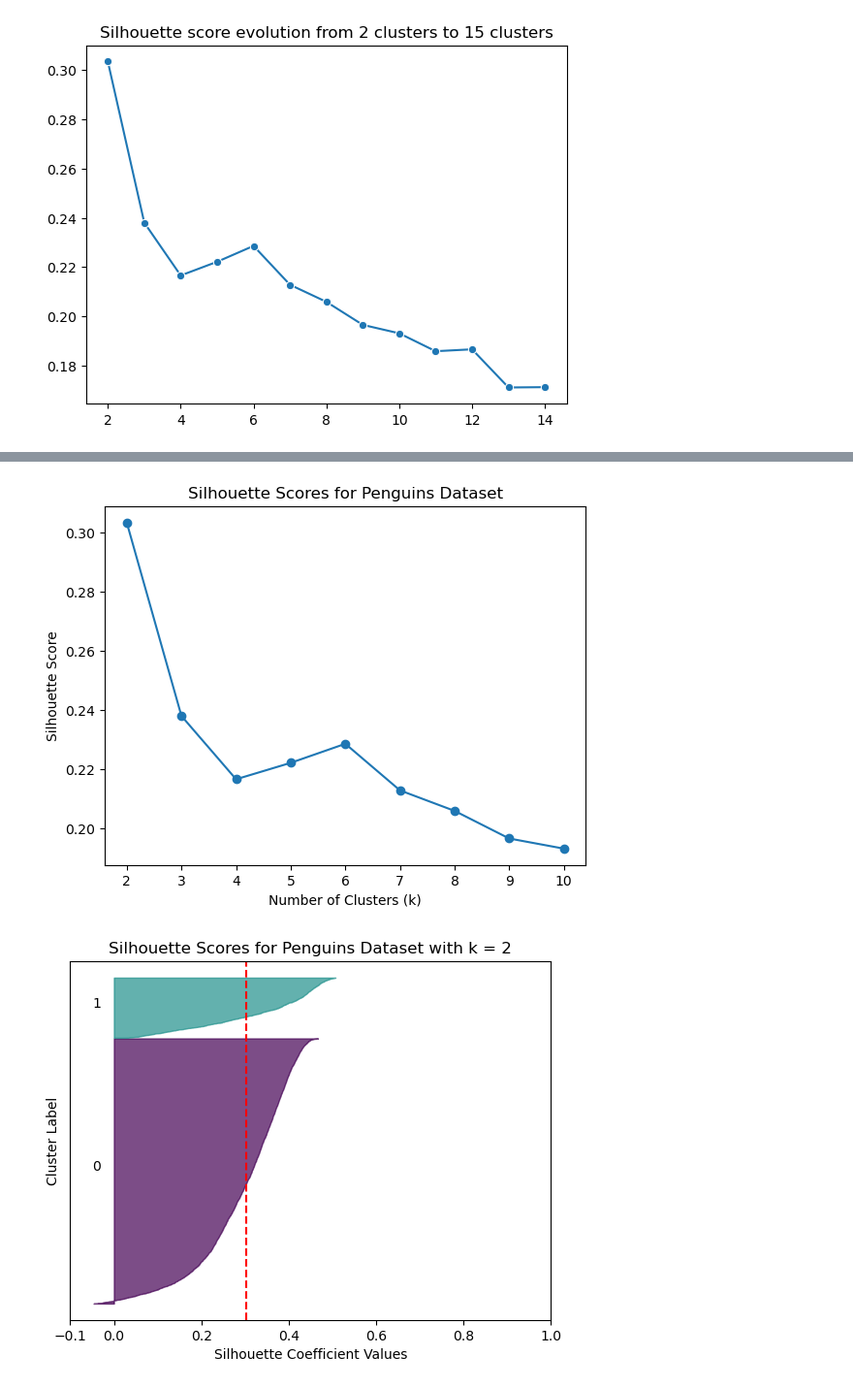
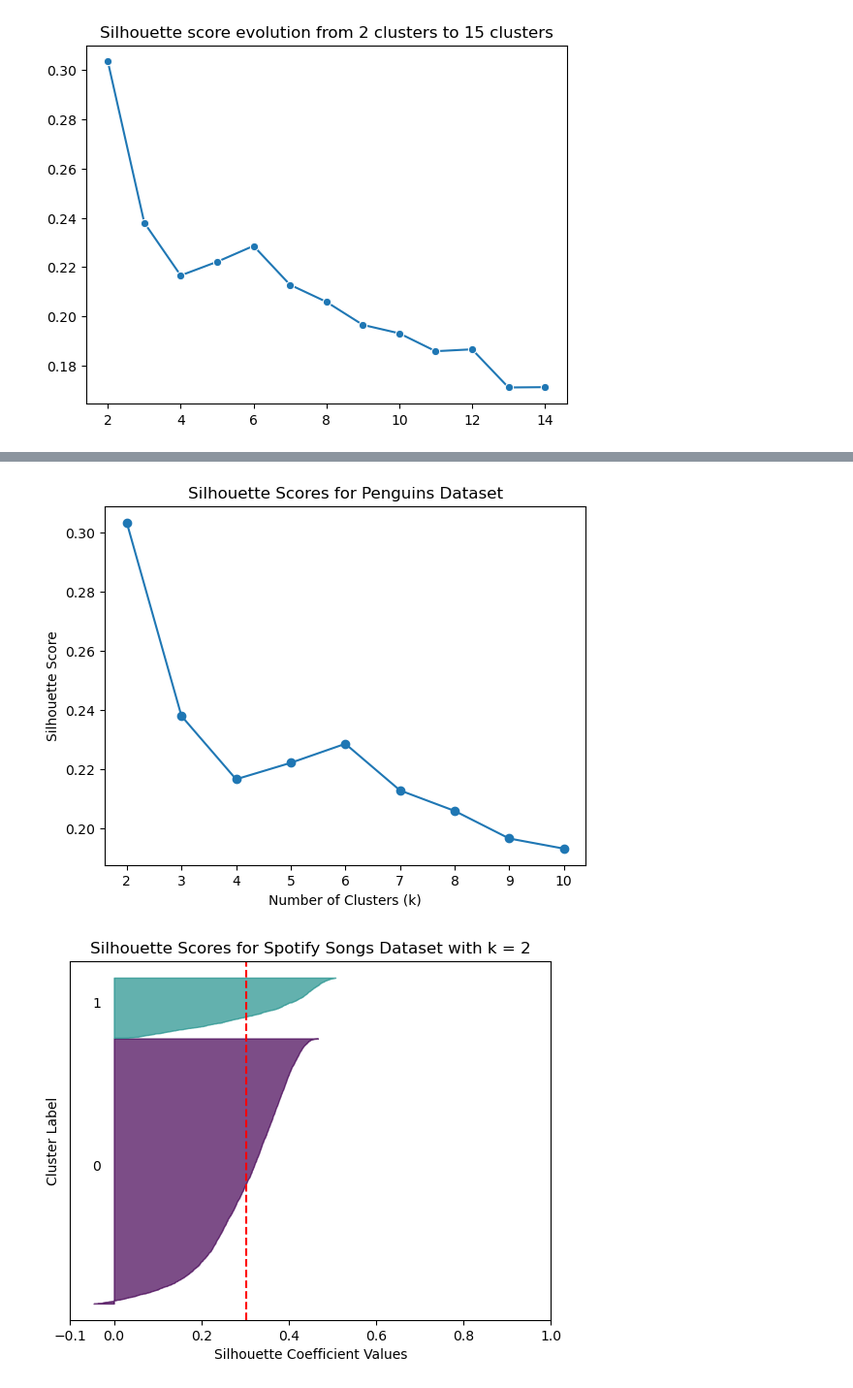
Before and after one commit to Joldon/unsupevised_ML, a Jupyter notebook: compute_distances_5000_songs.ipynb, the cells around one changed output, grey strips where cells are left out. Shown at 97% size. Cells and saved outputs as stored; diff of their text form; code cells hidden in the pictures.

```diff
--- a/compute_distances_5000_songs.ipynb
+++ b/compute_distances_5000_songs.ipynb
@@ -558,32 +577,32 @@ def plot_silhouette_scores(k, features):
         ith_cluster_silhouette_values.sort()
 
         size_cluster_i = ith_cluster_silhouette_values.shape[0]
         y_upper = y_lower + size_cluster_i
 
         color = cmap(float(i) / k)
         ax.fill_betweenx(np.arange(y_lower, y_upper), 0, ith_cluster_silhouette_values, facecolor=color, edgecolor=color, alpha=0.7)
 
         # Label the silhouette plots with their cluster numbers at the middle
         ax.text(-0.05, y_lower + 0.5 * size_cluster_i, str(i))
 
         # Compute the new y_lower for the next plot
         y_lower = y_upper + 10
 
-    ax.set_title("Silhouette Scores for Penguins Dataset with k = {}".format(k))
+    ax.set_title("Silhouette Scores for Spotify Songs Dataset with k = {}".format(k))
     ax.set_xlabel("Silhouette Coefficient Values")
     ax.set_ylabel("Cluster Label")
 
     # The vertical line for the average silhouette score of all the values
     ax.axvline(x=score, color="red", linestyle="--")
 
     ax.set_yticks([])  # Clear the y-axis labels
     ax.set_xticks([-0.1, 0, 0.2, 0.4, 0.6, 0.8, 1])
 
     plt.show()
 
 # Visualize the silhouette scores for different k values
 for k in range(2, 11):
     plot_silhouette_scores(k, scaled_features)
 # %% [output]
 [figure]
-[figure, old version]
+[figure, new version]
```
Also changed, not shown: parts of 24 cells of this notebook.
